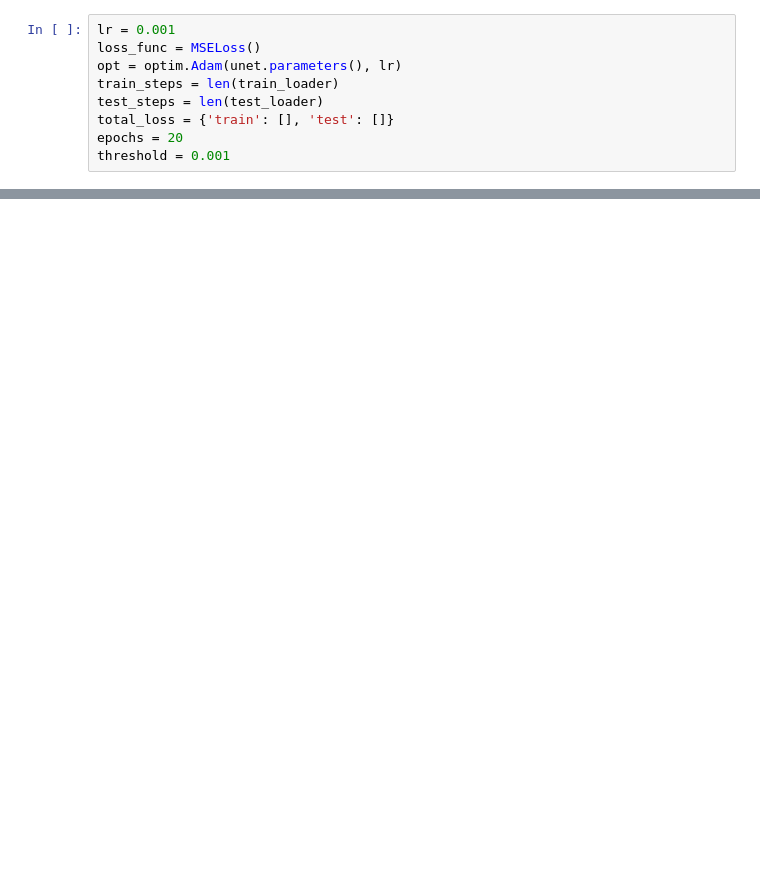
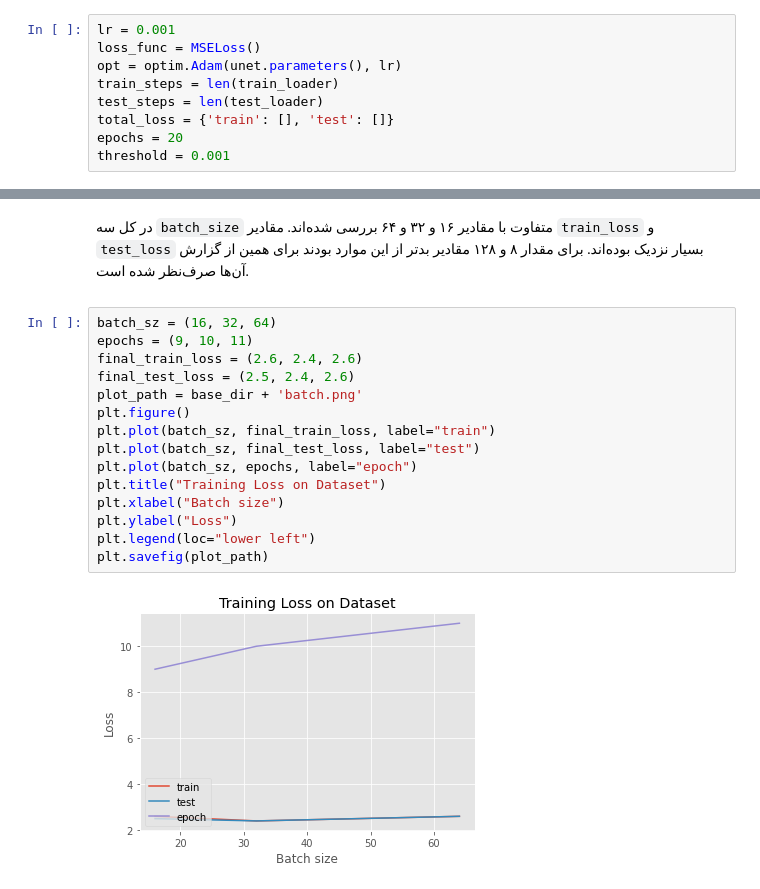
Before and after one commit to yasharzb/MNIST-Rotate-UNet, a Jupyter notebook: UNet.ipynb, the cells around one changed output, grey strips where cells are left out. Saved outputs shown, nothing was run; the diff lists cells and outputs as text; blank space fills up the shorter version.

```diff
--- a/UNet.ipynb
+++ b/UNet.ipynb
@@ -236,0 +356,23 @@ torch.save(unet, model_path)
+# %% [markdown]
+<div dir="rtl" text-align="justify">
+
+در کل سه `batch_size` متفاوت با مقادیر ۱۶ و ۳۲ و ۶۴ بررسی شده‌اند. مقادیر `train_loss` و `test_loss` بسیار نزدیک بوده‌اند. برای مقدار ۸ و ۱۲۸ مقادیر بدتر از این موارد بودند برای همین از گزارش آن‌ها صرف‌نظر شده است.
+
+</div>
+# %%
+batch_sz = (16, 32, 64)
+epochs = (9, 10, 11)
+final_train_loss = (2.6, 2.4, 2.6)
+final_test_loss = (2.5, 2.4, 2.6)
+plot_path = base_dir + 'batch.png'
+plt.figure()
+plt.plot(batch_sz, final_train_loss, label="train")
+plt.plot(batch_sz, final_test_loss, label="test")
+plt.plot(batch_sz, epochs, label="epoch")
+plt.title("Training Loss on Dataset")
+plt.xlabel("Batch size")
+plt.ylabel("Loss")
+plt.legend(loc="lower left")
+plt.savefig(plot_path)
+# %% [output]
+[figure, added]
```
Also changed, not shown: parts of 34 cells of this notebook.
